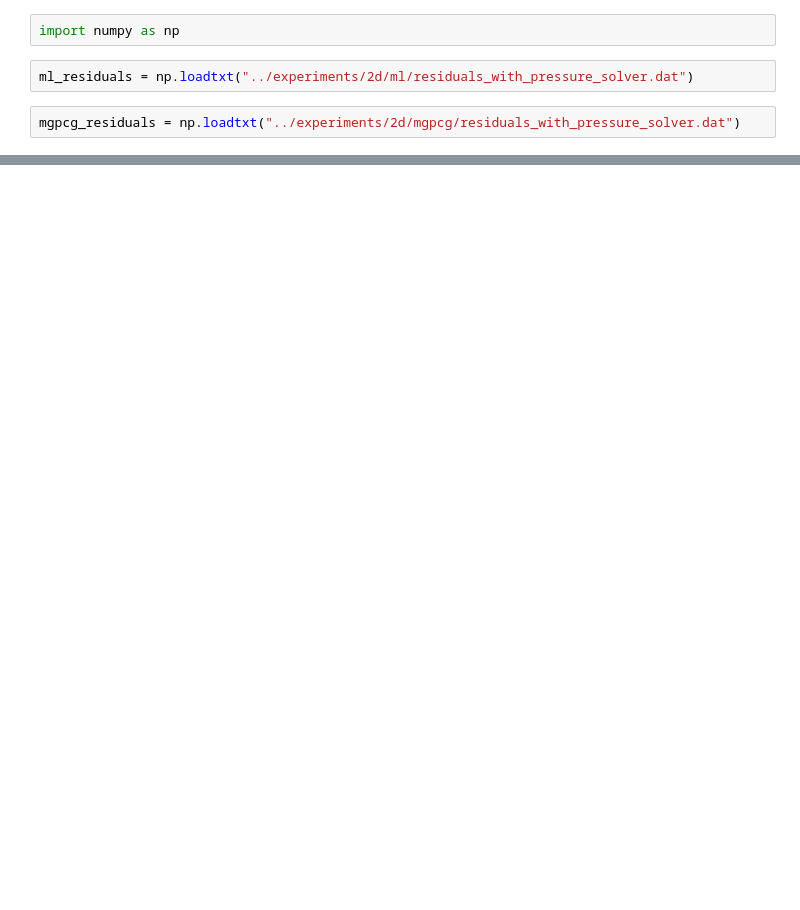
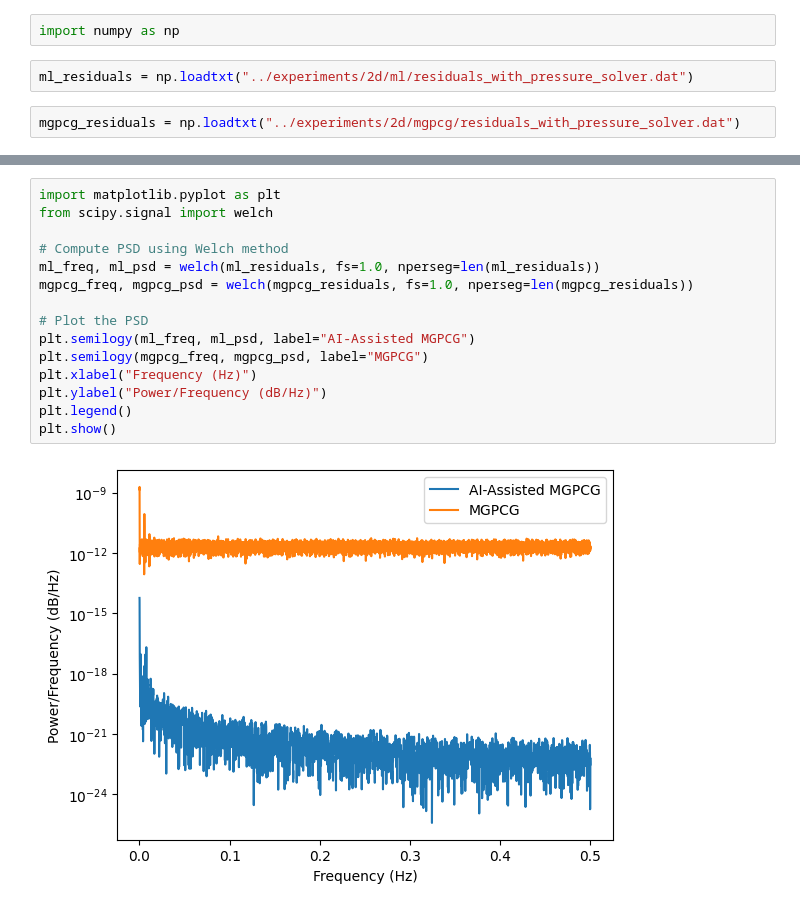
Before and after one commit to glaand/bachelor-thesis, a Jupyter notebook: ml/ml_analysis.ipynb, the cells around one changed output, grey strips where cells are left out. Cells and saved outputs as stored; diff of their text form; blank space fills up the shorter version.

```diff
--- a/ml/ml_analysis.ipynb
+++ b/ml/ml_analysis.ipynb
@@ -18,0 +19,17 @@ plt.show()
+# %%
+import matplotlib.pyplot as plt
+from scipy.signal import welch
+
+# Compute PSD using Welch method
+ml_freq, ml_psd = welch(ml_residuals, fs=1.0, nperseg=len(ml_residuals))
+mgpcg_freq, mgpcg_psd = welch(mgpcg_residuals, fs=1.0, nperseg=len(mgpcg_residuals))
+
+# Plot the PSD
+plt.semilogy(ml_freq, ml_psd, label="AI-Assisted MGPCG")
+plt.semilogy(mgpcg_freq, mgpcg_psd, label="MGPCG")
+plt.xlabel("Frequency (Hz)")
+plt.ylabel("Power/Frequency (dB/Hz)")
+plt.legend()
+plt.show()
+# %% [output]
+[figure, added]
```
Also changed, not shown: parts of 1 cell of this notebook, 6 other files.
